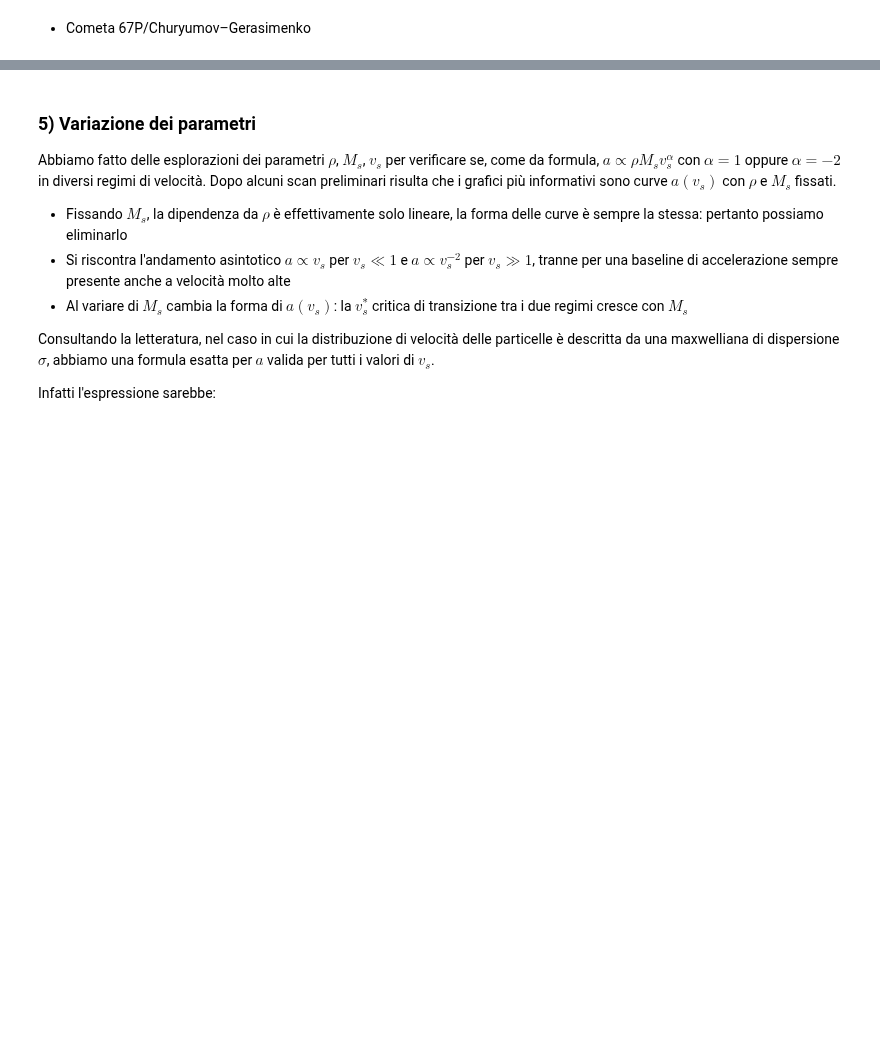
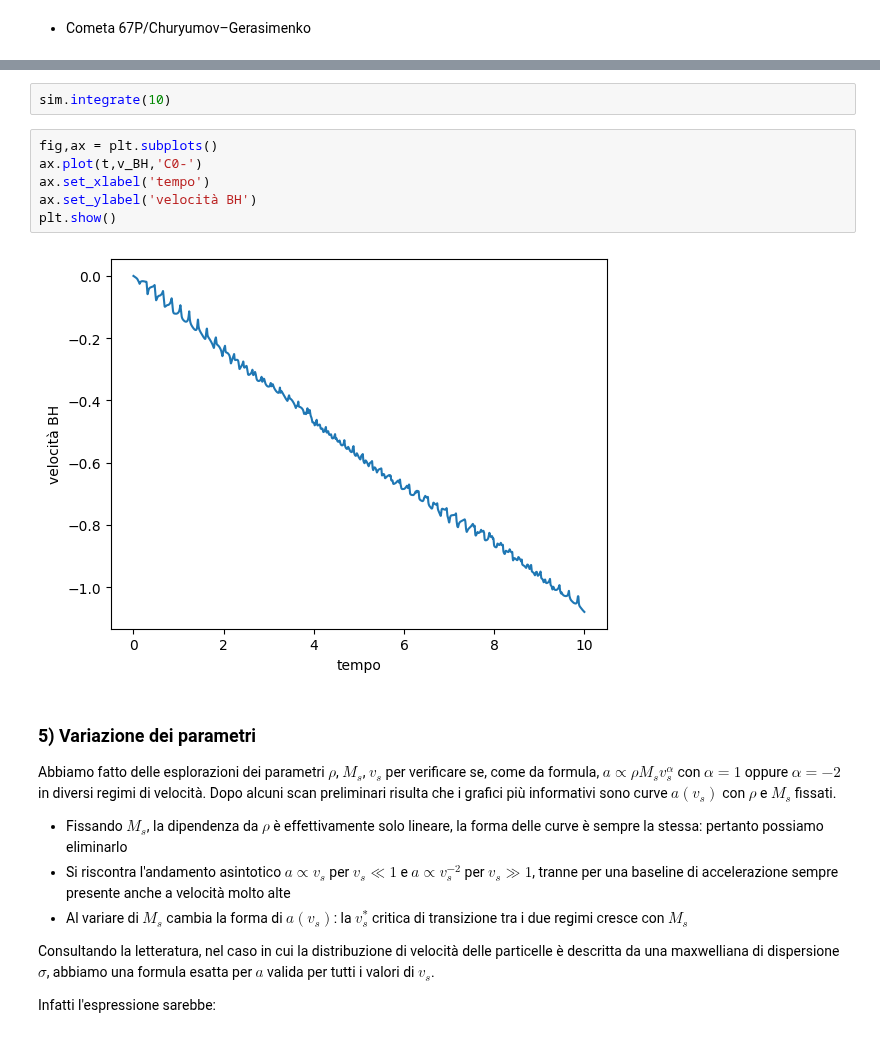
Before and after one commit to danivolo/rebbound, a Jupyter notebook: main.ipynb, the cells around one changed output, grey strips where cells are left out. Cells and saved outputs as stored; diff of their text form; blank space fills up the shorter version.

```diff
--- a/main.ipynb
+++ b/main.ipynb
@@ -232,3 +422,13 @@ Risultato:
+# %%
+sim.integrate(10)
+# %%
+fig,ax = plt.subplots()
+ax.plot(t,v_BH,'C0-')
+ax.set_xlabel('tempo')
+ax.set_ylabel('velocità BH')
+plt.show()
+# %% [output]
+[figure, added]
 # %% [markdown]
 ### 5) Variazione dei parametri
 
```
Also changed, not shown: parts of 22 cells of this notebook, 1 other file.
